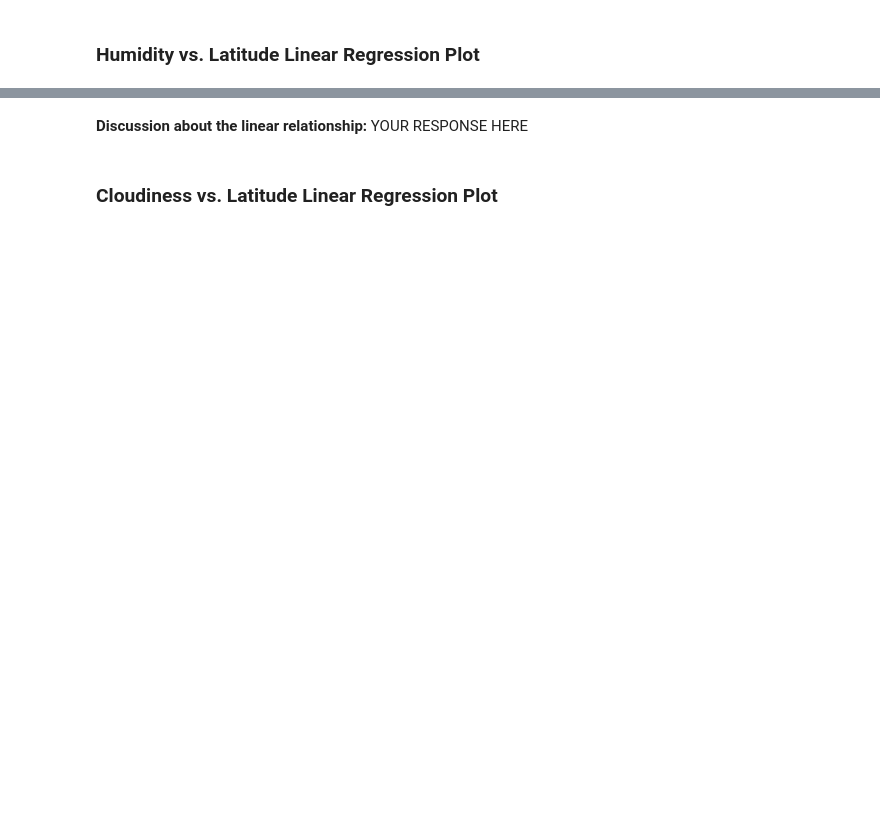
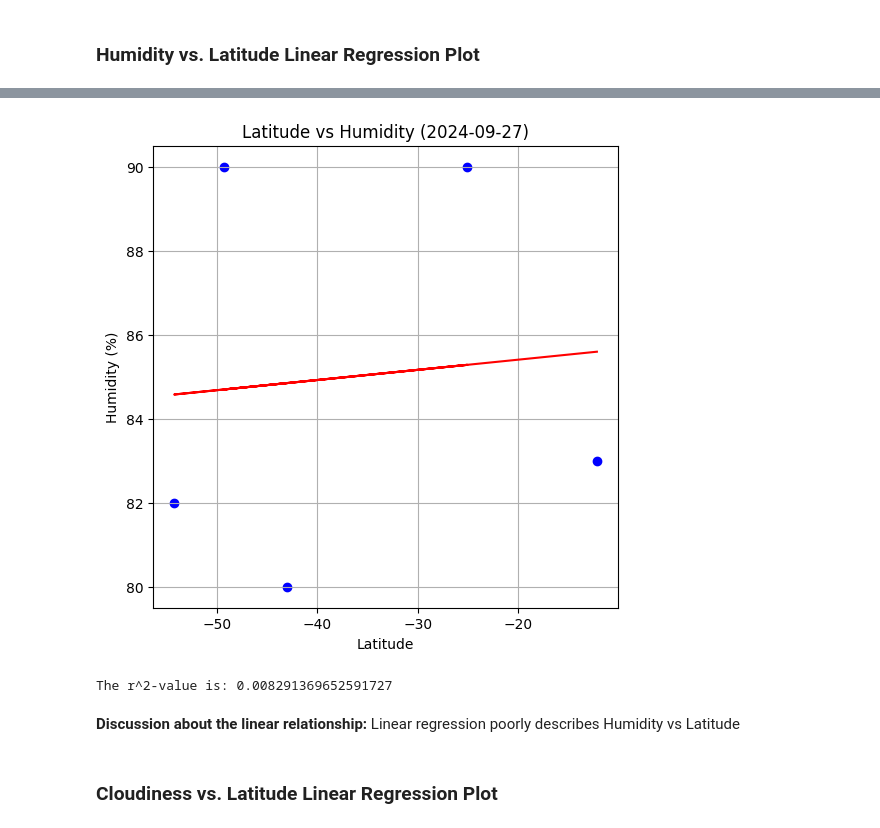
Before and after one commit to yslavcom-code/python-api-challenge, a Jupyter notebook: WeatherPy/WeatherPy.ipynb, the cells around one changed output, grey strips where cells are left out. Saved outputs shown, nothing was run; the diff lists cells and outputs as text; code cells hidden in the pictures; blank space fills up the shorter version.

```diff
--- a/WeatherPy/WeatherPy.ipynb
+++ b/WeatherPy/WeatherPy.ipynb
@@ -364,4 +362,11 @@ The r^2-value is: 0.0008746520732592251
+# %%
+# Southern Hemisphere
+r_value = get_linregress(southern_hemi_df, 'Lat', 'Humidity', current_date, 'Latitude vs Humidity', '%')
+print(f'The r^2-value is: {r_value*r_value}')
+# %% [output]
+[figure, added]
+The r^2-value is: 0.008291369652591727
 # %% [markdown]
-**Discussion about the linear relationship:** YOUR RESPONSE HERE
+**Discussion about the linear relationship:** Linear regression poorly describes Humidity vs Latitude
 # %% [markdown]
 ### Cloudiness vs. Latitude Linear Regression Plot
```
Also changed, not shown: parts of 18 cells of this notebook.
